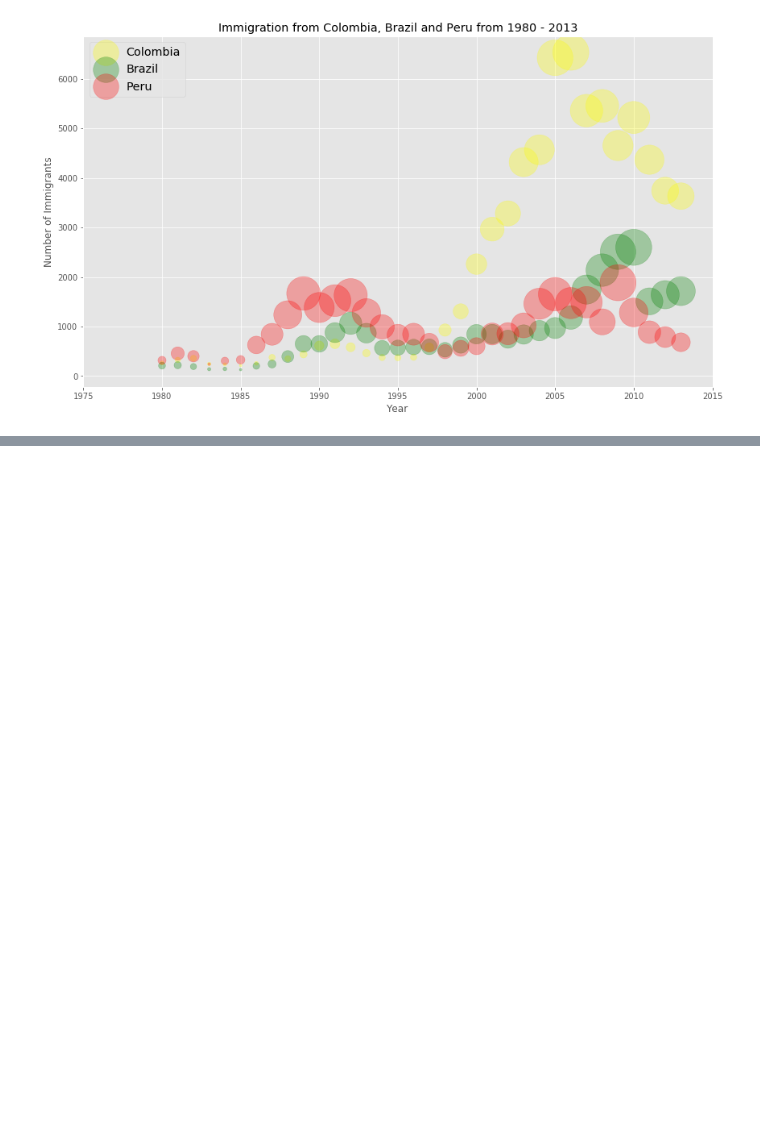
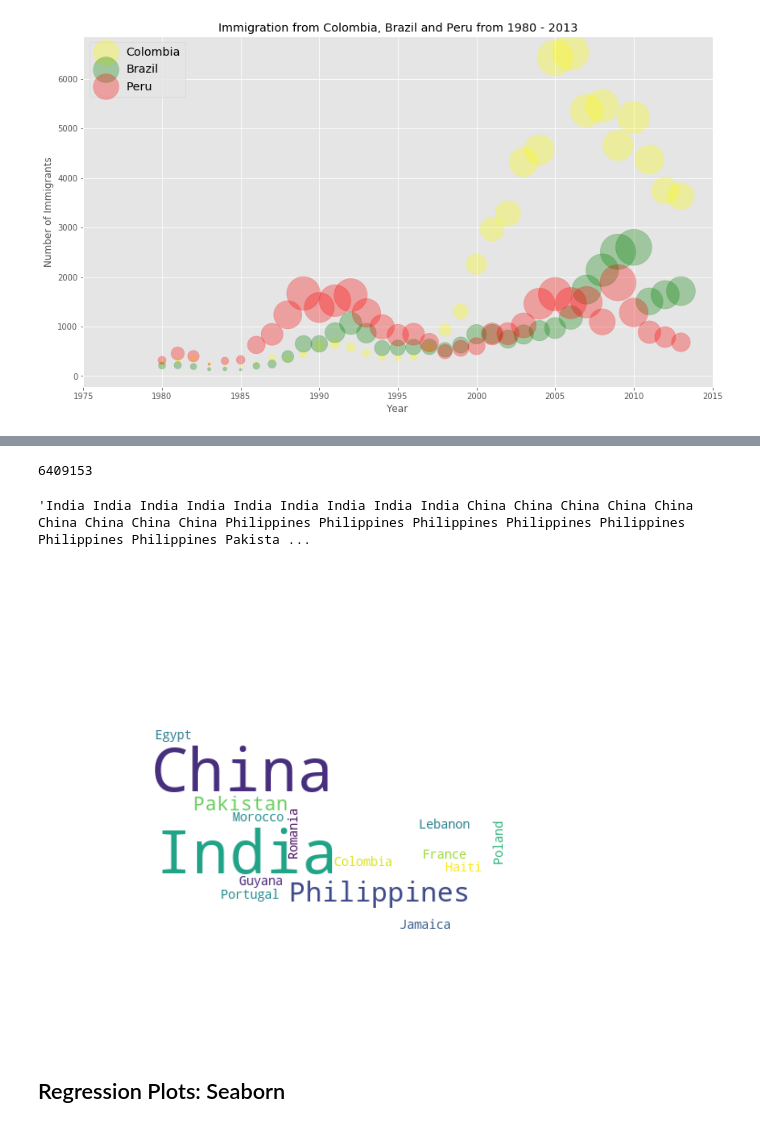
Before and after one commit to felgonzalezh/IBM-Data-Science-Professional-Certification, a Jupyter notebook: Course7_Data_Visualization_with_Python/matplotlib_summary.ipynb, the cells around one changed output, grey strips where cells are left out. Cells and saved outputs as stored; diff of their text form; code cells hidden in the pictures; blank space fills up the shorter version.

Commit message:
Summary: WordCloud for immigrant countries to Canada. REgression plot using seaborn

```diff
--- a/Course7_Data_Visualization_with_Python/matplotlib_summary.ipynb
+++ b/Course7_Data_Visualization_with_Python/matplotlib_summary.ipynb
@@ -314,0 +330,45 @@ ax0.legend(['Colombia','Brazil', 'Peru'], loc='upper left', fontsize='x-large')
+# %%
+# total immigration to Canada
+total_immigration = df_can['Total'].sum()
+total_immigration
+# %% [output]
+6409153
+# %%
+max_words = 90 # max number of words
+word_string = ''
+
+for country in df_can.index.values: # loop in Countries
+    # check if country's name is a single-word name
+    if len(country.split(' ')) == 1:
+        ## repeted number of times for each country is the fraction
+        ## of immigration par country times the total number of words wanted
+        repeat_num_times = int(df_can.loc[country, 'Total']/float(total_immigration)*max_words)
+        ## Chain of caracters with the number of times a country is
+        word_string = word_string + ((country + ' ') * repeat_num_times)
+
+# display the generated text
+word_string
+# %% [output]
+'India India India India India India India India India China China China China China China China China China Philippines Philippines Philippines Philippines Philippines Philippines Philippines Pakista ...
+# %%
+# save mask to alice_mask
+canada_mask = np.array(Image.open('Canada_map_mask.png'))
+# %%
+# instantiate a word cloud object
+canada_wc = WordCloud(background_color='white', max_words=2000, mask=canada_mask)
+
+# generate the word cloud
+canada_wc.generate(word_string)
+
+# display the word cloud
+fig = plt.figure()
+fig.set_figwidth(12) # set width
+fig.set_figheight(8) # set height
+
+plt.imshow(canada_wc, interpolation='bilinear')
+plt.axis('off')
+plt.show()
+# %% [output]
+[figure, added]
+# %% [markdown]
+## Regression Plots: Seaborn
```
Also changed, not shown: parts of 7 cells of this notebook.
